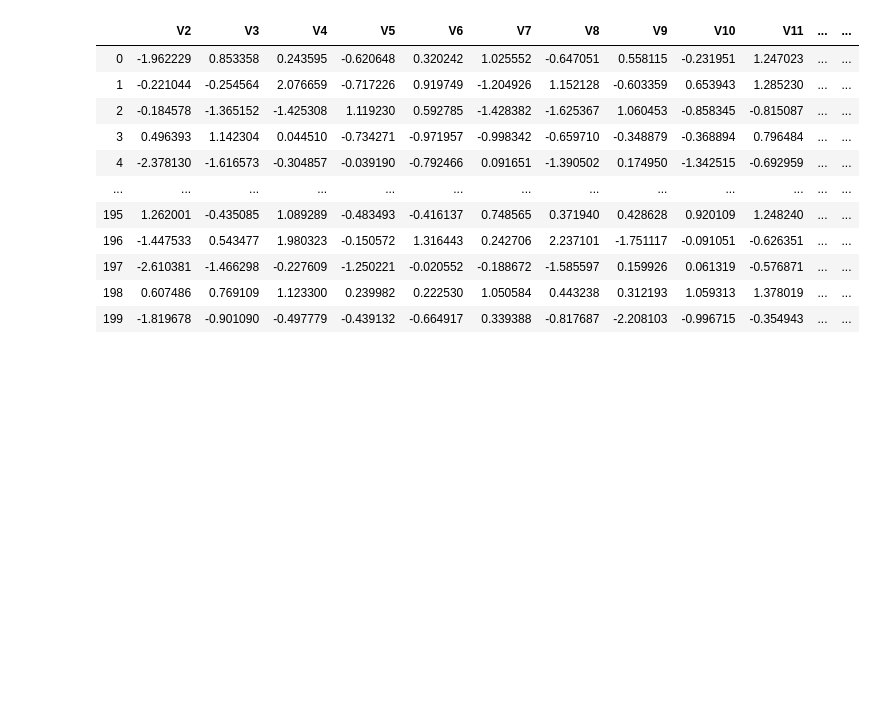
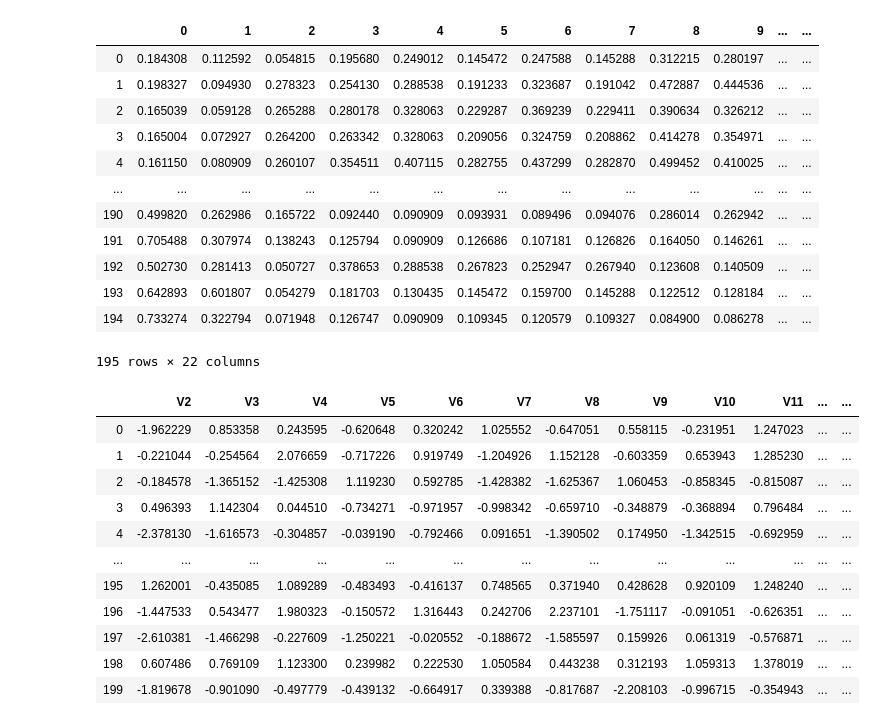
Before and after one commit to maxiaoba/GRAPE, a Jupyter notebook: draft.ipynb, the cells around one changed output. Saved outputs shown, nothing was run; the diff lists cells and outputs as text; code cells hidden in the pictures; blank space fills up the shorter version.

```diff
--- a/draft.ipynb
+++ b/draft.ipynb
@@ -24,3 +40,21 @@ df_normalized.to_csv("parkinson.csv")
+# %%
+df = pd.read_csv("parkinson.csv")
+# %%
+df
+# %% [output]
+|  | 0 | 1 | 2 | 3 | 4 | 5 | 6 | 7 | 8 | 9 | ... | ... |
+| 0 | 0.184308 | 0.112592 | 0.054815 | 0.195680 | 0.249012 | 0.145472 | 0.247588 | 0.145288 | 0.312215 | 0.280197 | ... | ... |
+| 1 | 0.198327 | 0.094930 | 0.278323 | 0.254130 | 0.288538 | 0.191233 | 0.323687 | 0.191042 | 0.472887 | 0.444536 | ... | ... |
+| 2 | 0.165039 | 0.059128 | 0.265288 | 0.280178 | 0.328063 | 0.229287 | 0.369239 | 0.229411 | 0.390634 | 0.326212 | ... | ... |
+| 3 | 0.165004 | 0.072927 | 0.264200 | 0.263342 | 0.328063 | 0.209056 | 0.324759 | 0.208862 | 0.414278 | 0.354971 | ... | ... |
+| 4 | 0.161150 | 0.080909 | 0.260107 | 0.354511 | 0.407115 | 0.282755 | 0.437299 | 0.282870 | 0.499452 | 0.410025 | ... | ... |
+| ... | ... | ... | ... | ... | ... | ... | ... | ... | ... | ... | ... | ... |
+| 190 | 0.499820 | 0.262986 | 0.165722 | 0.092440 | 0.090909 | 0.093931 | 0.089496 | 0.094076 | 0.286014 | 0.262942 | ... | ... |
+| 191 | 0.705488 | 0.307974 | 0.138243 | 0.125794 | 0.090909 | 0.126686 | 0.107181 | 0.126826 | 0.164050 | 0.146261 | ... | ... |
+| 192 | 0.502730 | 0.281413 | 0.050727 | 0.378653 | 0.288538 | 0.267823 | 0.252947 | 0.267940 | 0.123608 | 0.140509 | ... | ... |
+| 193 | 0.642893 | 0.601807 | 0.054279 | 0.181703 | 0.130435 | 0.145472 | 0.159700 | 0.145288 | 0.122512 | 0.128184 | ... | ... |
+| 194 | 0.733274 | 0.322794 | 0.071948 | 0.126747 | 0.090909 | 0.109345 | 0.120579 | 0.109327 | 0.084900 | 0.086278 | ... | ... |
+195 rows × 22 columns
 # %%
 df = pd.read_csv("/Users/daisyding/Dropbox/StarterCode/simulated_data.csv")
 # %%
```
Also changed, not shown: parts of 2 cells of this notebook, 1 other file.
